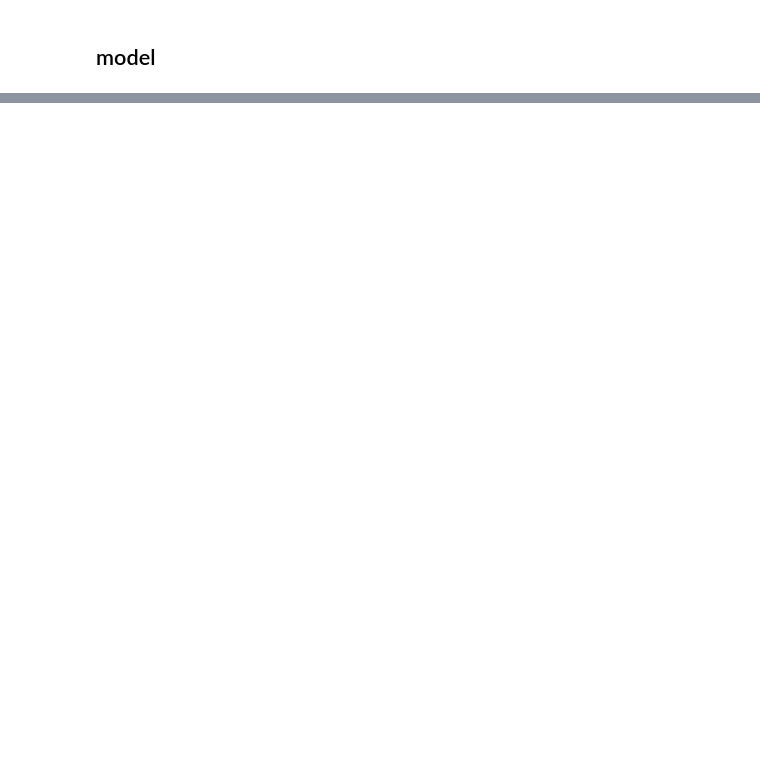
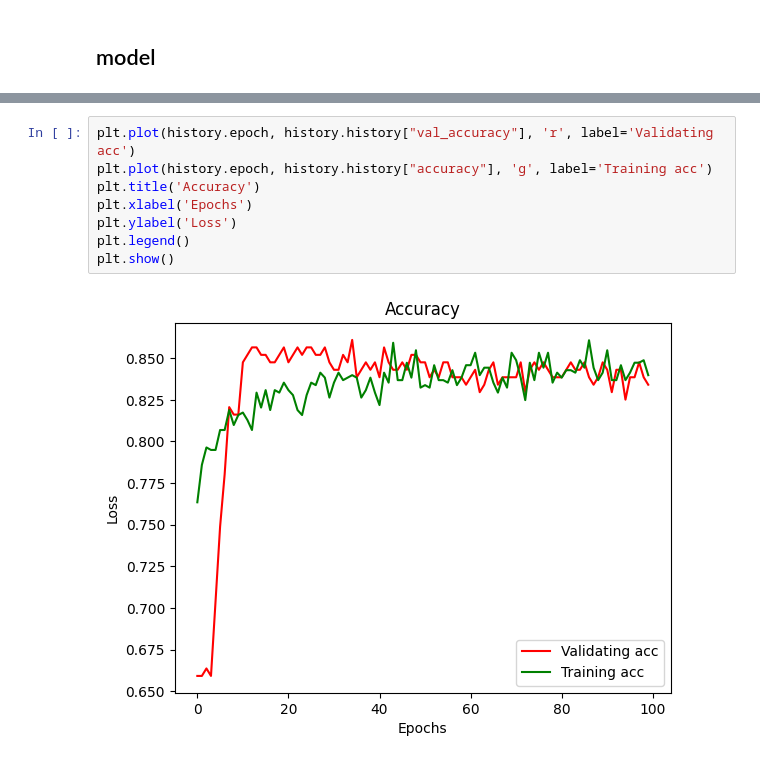
Before and after one commit to CJCSeniorProject/kaggle-titanic, a Jupyter notebook: run.ipynb, the cells around one changed output, grey strips where cells are left out. Cells and saved outputs as stored; diff of their text form; blank space fills up the shorter version.

```diff
--- a/run.ipynb
+++ b/run.ipynb
@@ -63 +128,11 @@ plt.show()
+# %%
+plt.plot(history.epoch, history.history["val_accuracy"], 'r', label='Validating acc')
+plt.plot(history.epoch, history.history["accuracy"], 'g', label='Training acc')
+plt.title('Accuracy')
+plt.xlabel('Epochs')
+plt.ylabel('Loss')
+plt.legend()
+plt.show()
+# %% [output]
+[figure, added]
 # %%
```
Also changed, not shown: parts of 15 cells of this notebook.
